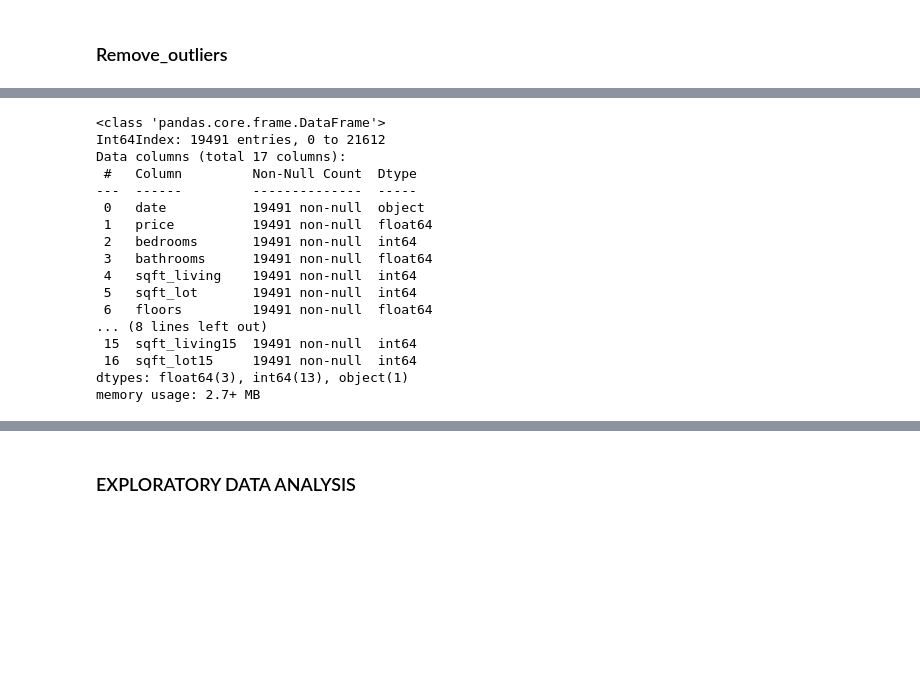
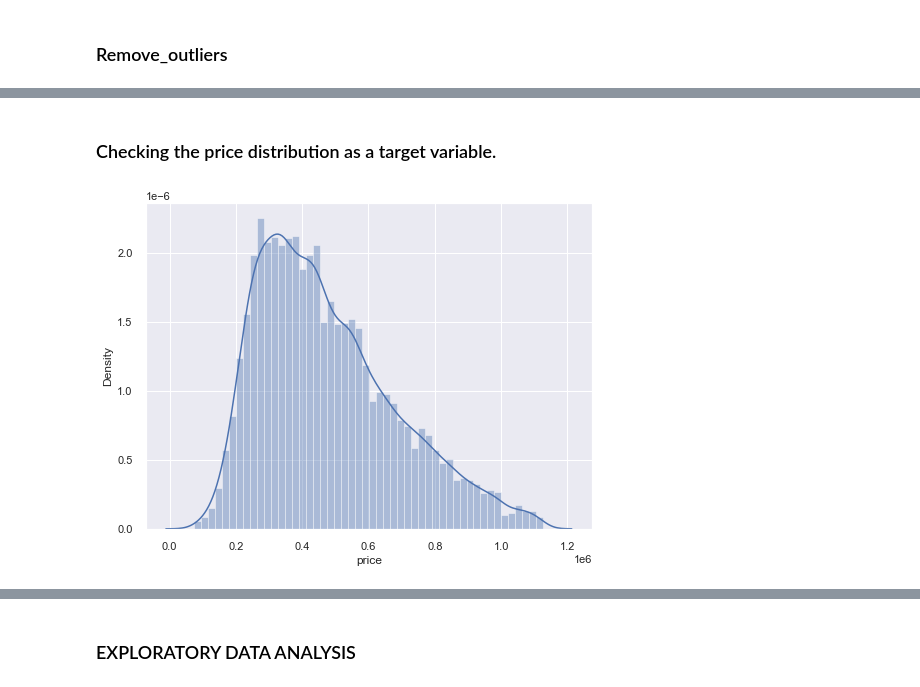
Before and after one commit to olaidekashimawo/King-County-House-Sales, a Jupyter notebook: H_Sale.ipynb, the cells around one changed output, grey strips where cells are left out. Drawn from its saved outputs; the diff is of its cells as text; code cells hidden in the pictures; blank space fills up the shorter version.

```diff
--- a/H_Sale.ipynb
+++ b/H_Sale.ipynb
@@ -261,20 +332,8 @@ H_Sales.describe()
-# %%
-H_Sales.info()
-# %% [output]
-<class 'pandas.core.frame.DataFrame'>
-Int64Index: 19491 entries, 0 to 21612
-Data columns (total 17 columns):
- #   Column         Non-Null Count  Dtype
----  ------         --------------  -----
- 0   date           19491 non-null  object
- 1   price          19491 non-null  float64
- 2   bedrooms       19491 non-null  int64
- 3   bathrooms      19491 non-null  float64
- 4   sqft_living    19491 non-null  int64
- 5   sqft_lot       19491 non-null  int64
- 6   floors         19491 non-null  float64
-... (8 lines left out)
- 15  sqft_living15  19491 non-null  int64
- 16  sqft_lot15     19491 non-null  int64
-dtypes: float64(3), int64(13), object(1)
-memory usage: 2.7+ MB
+# %% [markdown]
+### Checking the price distribution as a target variable.
+# %%
+plt.figure(figsize=(8,6))
+sns.distplot(H_Sales['price'])
+plt.show()
+# %% [output]
+[figure, added]
```
Also changed, not shown: parts of 100 cells of this notebook.
